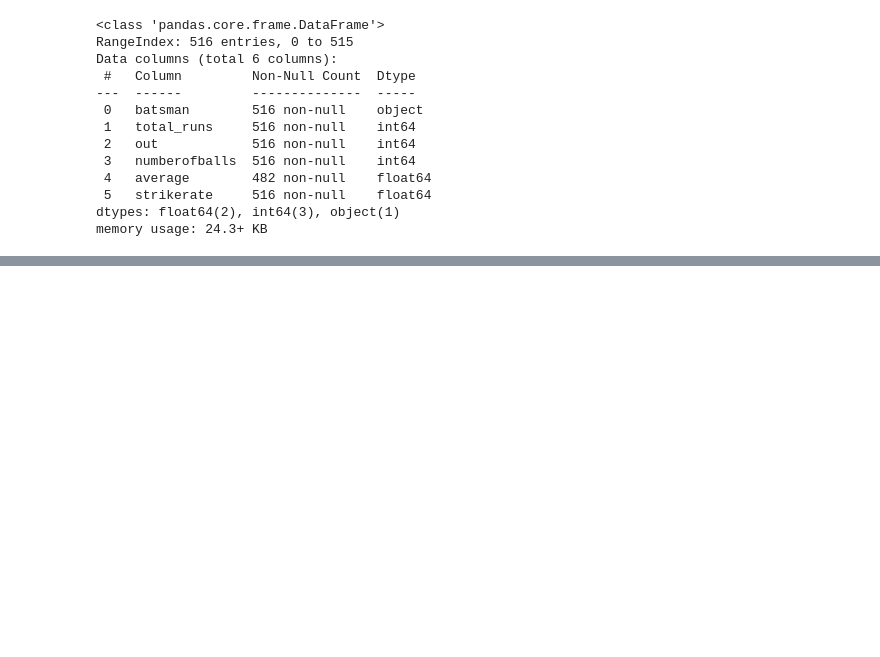
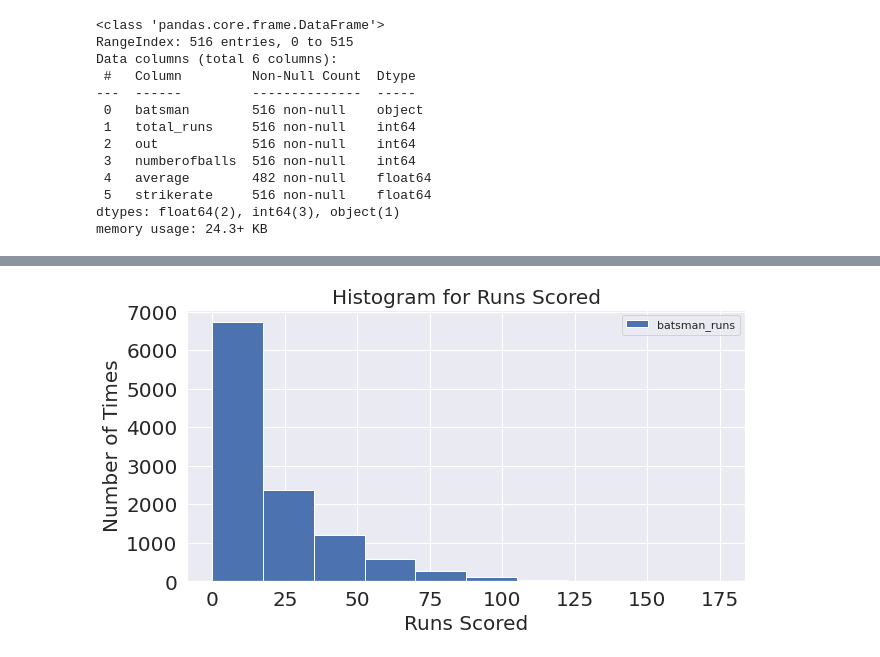
Before and after one commit to 15021996/IPL_DataAnalysis, a Jupyter notebook: Soumya_Team_3_Capstone_Project.ipynb, the cells around one changed output, grey strips where cells are left out. Cells and saved outputs as stored; diff of their text form; code cells hidden in the pictures; blank space fills up the shorter version.

```diff
--- a/Soumya_Team_3_Capstone_Project.ipynb
+++ b/Soumya_Team_3_Capstone_Project.ipynb
@@ -392,3 +525,6 @@ Data columns (total 6 columns):
  5   strikerate     516 non-null    float64
 dtypes: float64(2), int64(3), object(1)
 memory usage: 24.3+ KB
+# %%
+working_directory = '/content/drive/My Drive/AlmaBetter/CohortAravali/Cohort Aravali/Module 2/Capstone-1/'
+deliveries_df = pd.read_csv(working_directory + 'deliveries.csv')
@@ -394,0 +572,3 @@ memory usage: 24.3+ KB
+# %%
+batsmen_score = pd.DataFrame(deliveries_df.groupby(['match_id','batsman']).sum()['batsman_runs'])
+batsmen_score.head()
@@ -394,0 +583,9 @@ memory usage: 24.3+ KB
+# %%
+plt.rcParams['figure.figsize'] = 10,5
+batsmen_score.plot(kind = 'hist',fontsize = 20)
+plt.xlabel('Runs Scored',fontsize = 20)
+plt.ylabel('Number of Times',fontsize = 20)
+plt.title('Histogram for Runs Scored',fontsize = 20)
+plt.show()
+# %% [output]
+[figure, added]
```
Also changed, not shown: parts of 61 cells of this notebook.
